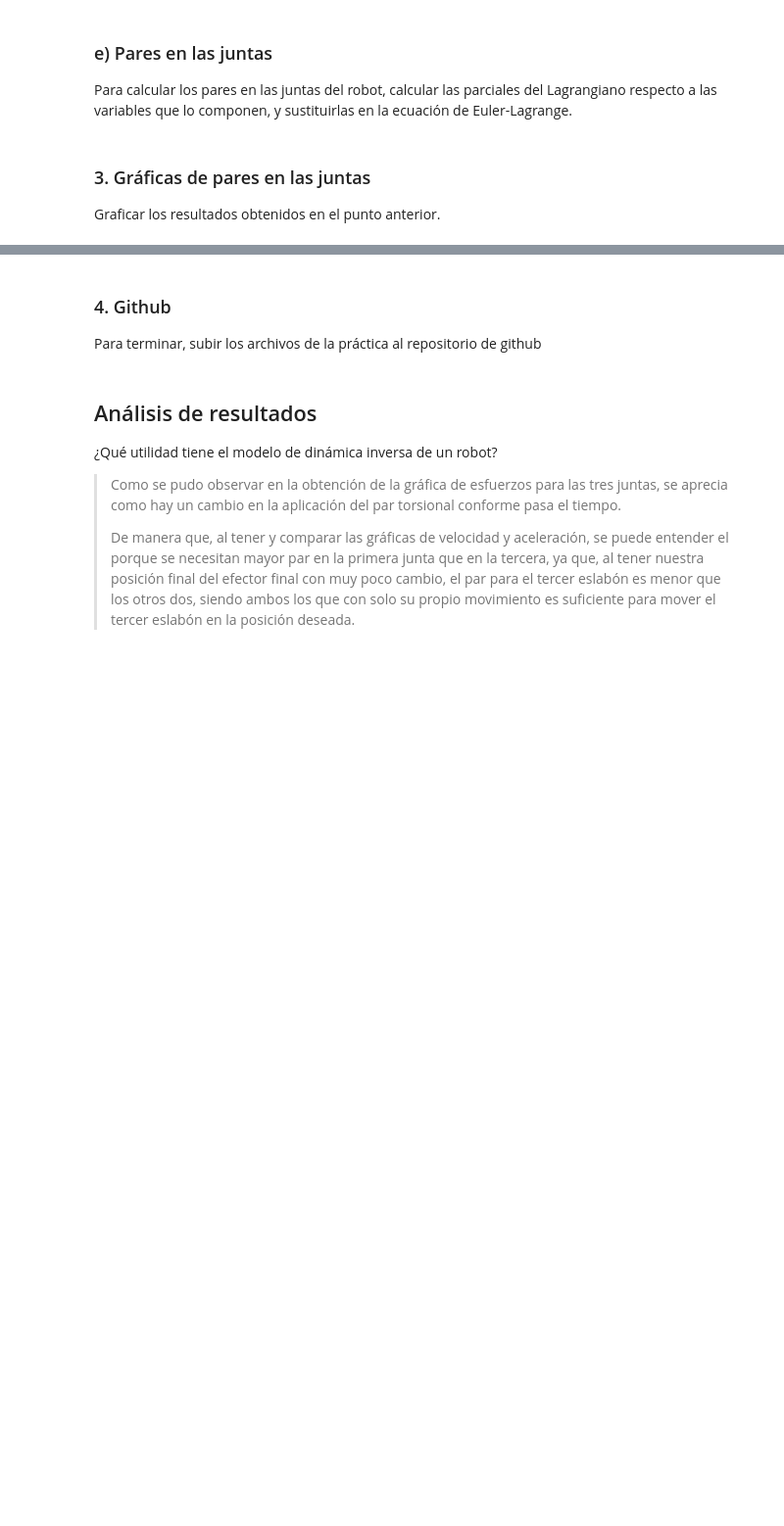
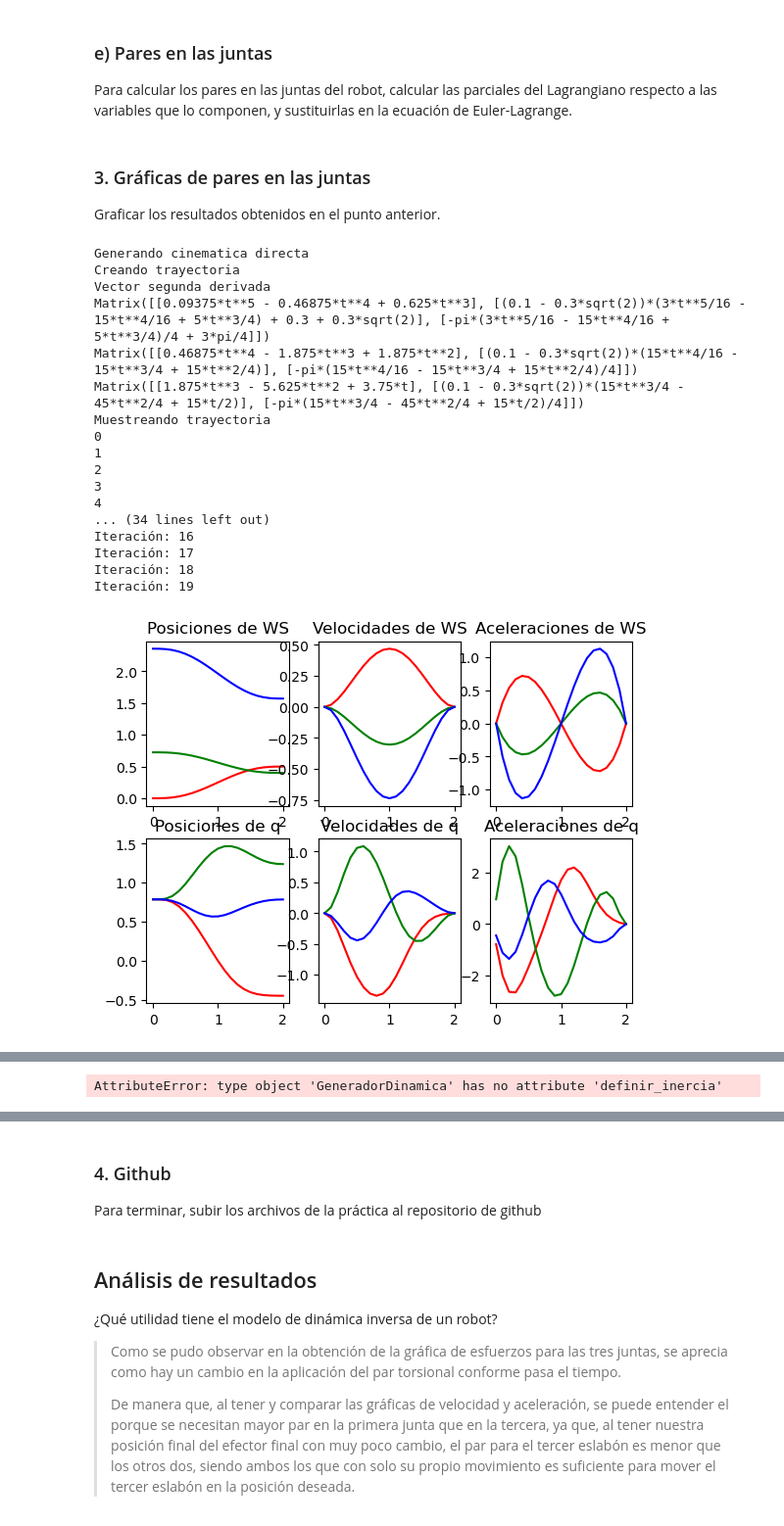
Before and after one commit to juarezzjose/Practicas_Robotica, a Jupyter notebook: Practica3/practica_3.ipynb, the cells around one changed output, grey strips where cells are left out. Shown at 98% size. Saved outputs shown, nothing was run; the diff lists cells and outputs as text; code cells hidden in the pictures; blank space fills up the shorter version.

```diff
--- a/Practica3/practica_3.ipynb
+++ b/Practica3/practica_3.ipynb
@@ -551,29 +571,49 @@ Graficar los resultados obtenidos en el punto anterior.
 # %%
 def graficar_esfuerzos(self):
     fig, ((tau_1_g, tau_2_g, tau_3_g)) = plt.subplots(nrows=1, ncols = 3)
     # Posiciones ws
     tau_1_g.set_title("Esfuerzo junta 1")
     tau_1_g.plot(self.t_m.T, self.tau_val[0, :].T, color = "RED")
 
     # Velocidades ws
     tau_2_g.set_title("Esfuerzo junta 2")
     tau_2_g.plot(self.t_m.T, self.tau_val[1, :].T, color = "GREEN")
 
     # Aceleraciones ws
     tau_3_g.set_title("Esfuerzo junta 3")
     tau_3_g.plot(self.t_m.T, self.tau_val[2, :].T, color = "BLUE")
     plt.show()
 def main():
   generador_trayectoria = GeneradorDinamica()
   generador_trayectoria.cinematica_directa()
   "generador_trayectoria.generar_trayectoria()"
   generador_trayectoria.generar_trayectoria(q_in=(pi/4, pi/4, pi/4),xi_fn = (0.5, 0.4, pi/2), frec=10)
   generador_trayectoria.cinematica_inversa()
   generador_trayectoria.graficar()
   generador_trayectoria.graficar_ws()
   generador_trayectoria.definir_inercia()
+  generador_trayectoria.definir_inercia2()
   generador_trayectoria.generar_esfuerzos()
   generador_trayectoria.graficar_esfuerzos()
 
 if __name__ == "__main__":
   main()
+# %% [output]
+Generando cinematica directa
+Creando trayectoria
+Vector segunda derivada
+Matrix([[0.09375*t**5 - 0.46875*t**4 + 0.625*t**3], [(0.1 - 0.3*sqrt(2))*(3*t**5/16 - 15*t**4/16 + 5*t**3/4) + 0.3 + 0.3*sqrt(2)], [-pi*(3*t**5/16 - 15*t**4/16 + 5*t**3/4)/4 + 3*pi/4]])
+Matrix([[0.46875*t**4 - 1.875*t**3 + 1.875*t**2], [(0.1 - 0.3*sqrt(2))*(15*t**4/16 - 15*t**3/4 + 15*t**2/4)], [-pi*(15*t**4/16 - 15*t**3/4 + 15*t**2/4)/4]])
+Matrix([[1.875*t**3 - 5.625*t**2 + 3.75*t], [(0.1 - 0.3*sqrt(2))*(15*t**3/4 - 45*t**2/4 + 15*t/2)], [-pi*(15*t**3/4 - 45*t**2/4 + 15*t/2)/4]])
+Muestreando trayectoria
+0
+1
+2
+3
+4
+... (34 lines left out)
+Iteración: 16
+Iteración: 17
+Iteración: 18
+Iteración: 19
+[figure, added]
@@ -580,3 +621,4 @@ if __name__ == "__main__":
+AttributeError: type object 'GeneradorDinamica' has no attribute 'definir_inercia'
 # %% [markdown]
 #### Al final las gráficas nos dan:
 
```
Also changed, not shown: parts of 5 cells of this notebook, 1 other file.
